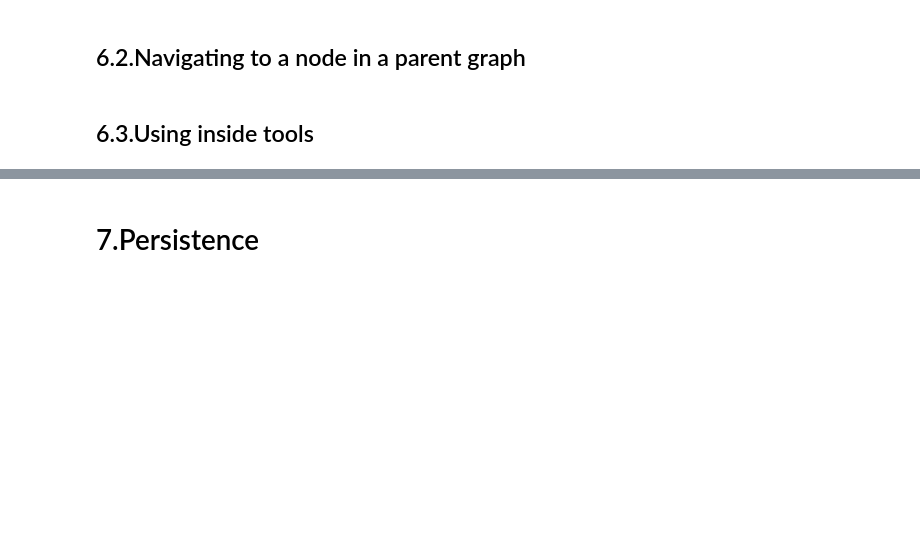
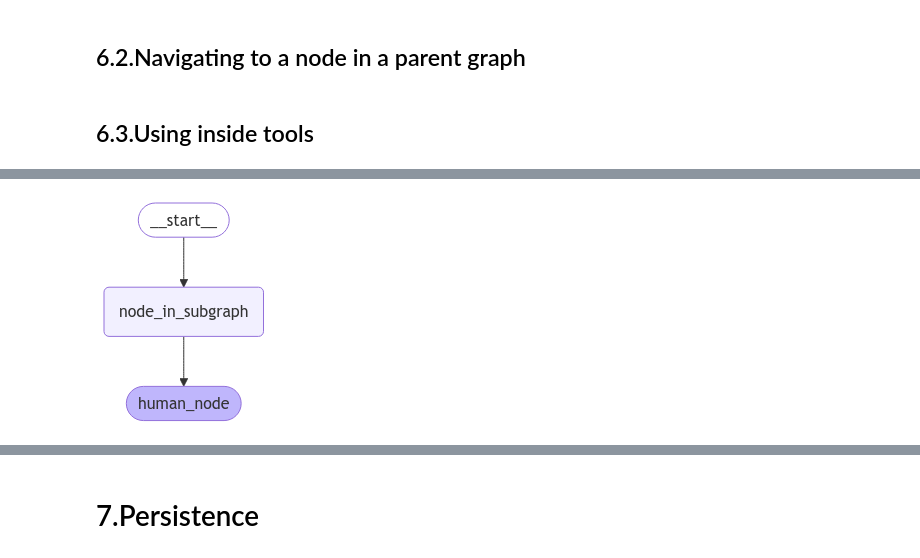
Before and after one commit to GoogTech/langchain-tutorials, a Jupyter notebook: LangGraph Glossary/LangGraph_Glossary.ipynb, the cells around one changed output, grey strips where cells are left out. Cells and saved outputs as stored; diff of their text form; code cells hidden in the pictures; blank space fills up the shorter version.

```diff
--- a/LangGraph Glossary/LangGraph_Glossary.ipynb
+++ b/LangGraph Glossary/LangGraph_Glossary.ipynb
@@ -522,0 +794,13 @@ def lookup_user_info(tool_call_id: Annotated[str, InjectedToolCallId], config: R
+# %%
+# Run the graph up to the interrupt
+result = graph.invoke(inputs, thread_config)
+
+# Get the graph state to get interrupt information.
+state = graph.get_state(thread_config)
+# Print the state values
+print(state.values)
+# Print the pending tasks
+print(state.tasks)
+
+# Resume the graph with the user's input.
+graph.invoke(Command(resume={"age": "25"}), thread_config)
@@ -522,0 +880,69 @@ def lookup_user_info(tool_call_id: Annotated[str, InjectedToolCallId], config: R
+# %%
+import uuid
+from typing import TypedDict
+
+from langgraph.checkpoint.memory import MemorySaver
+from langgraph.constants import START
+from langgraph.graph import StateGraph
+from langgraph.types import interrupt, Command
+
+class State(TypedDict):
+   """The graph state."""
+   some_text: str
+
+counter_node_in_subgraph = 0
+def node_in_subgraph(state: State):
+   global counter_node_in_subgraph
+   counter_node_in_subgraph += 1 # !!!This code will **NOT** run again!!!
+   print(f"> (node_in_subgraph) Entered the node: {counter_node_in_subgraph} of times")
+
+counter_huamn_node = 0
+def human_node(state: State):
+   global counter_huamn_node
+   counter_huamn_node += 1 #!!!This code will run again!!!
+   print(f"> (huamn_node) Entered the node: {counter_huamn_node} of times")
+   answer = interrupt("What is your name?")
+   print(f"Got an answer of {answer}")
+
+subgraph_builder = StateGraph(State)
+subgraph_builder.add_node("node_in_subgraph", node_in_subgraph)
+subgraph_builder.add_node("human_node", human_node)
+subgraph_builder.add_edge(START, "node_in_subgraph")
+subgraph_builder.add_edge("node_in_subgraph", "human_node")
+subgraph = subgraph_builder.compile(checkpointer=MemorySaver())
+
+# ----------------------------------------------------------------------------------------------------
+
+counter_parent_node = 0
+def parent_node(state: State):
+   """This parent node will invoke the subgraph"""
+   global counter_parent_node
+   counter_parent_node += 1 #!!!This code will run again on resuming!!!
+   print(f"> (parent_node) Entered the node: {counter_parent_node} of times")
+   # Invoke the subgraph
+   subgraph_state = subgraph.invoke(state)
+   return subgraph_state
+
+graph_builder = StateGraph(State)
+graph_builder.add_node("parent_node", parent_node)
+graph_builder.add_edge(START, "parent_node")
+graph = graph_builder.compile(checkpointer=MemorySaver()) # A checkpointer must be enabled for interrupts to work
+
+# ----------------------------------------------------------------------------------------------------
+
+from IPython.display import Image, display
+display(Image(subgraph.get_graph().draw_mermaid_png()))
+print()
+display(Image(graph.get_graph().draw_mermaid_png()))
+print()
+
+# ----------------------------------------------------------------------------------------------------
+config = {"configurable": {"thread_id": uuid.uuid4()}}
+for chunk in graph.stream({"some_text": 1}, config):
+  print(chunk)
+
+print()
+for chunk in graph.stream(Command(resume="18"), config):
+  print(chunk)
+# %% [output]
+[figure, added]
```
Also changed, not shown: parts of 45 cells of this notebook.
